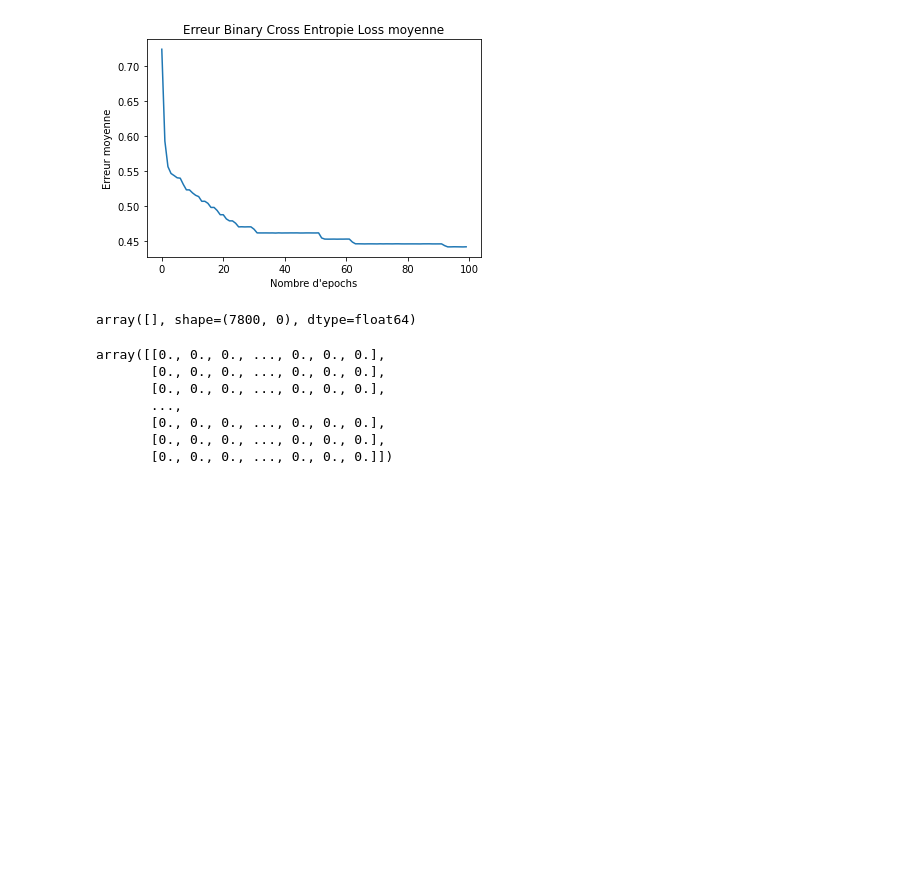
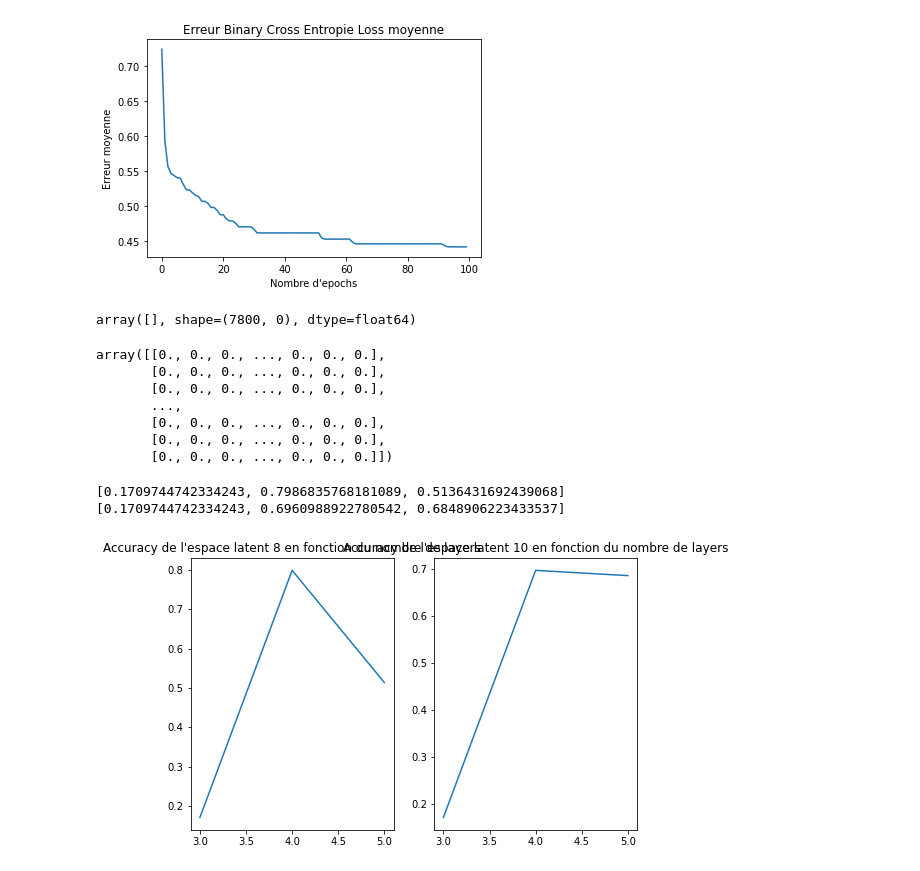
Before and after one commit to AmineYK/Neural-Network, a Jupyter notebook: experimentations-Copy3.ipynb, the cells around one changed output. Drawn from its saved outputs; the diff is of its cells as text; code cells hidden in the pictures; blank space fills up the shorter version.

Commit message:
adding images

```diff
--- a/experimentations-Copy3.ipynb
+++ b/experimentations-Copy3.ipynb
@@ -965,3 +965,26 @@ for i in range(10):
     image = letters_data_norm_noised_hat[letters_labels == caracteres[i]][sample].reshape((28,28))
     plt.imshow(image)
 plt.show()
+# %%
+
+resultat_fin = {'Espace latent 8': [0.1709744742334243,0.7986835768181089 , 0.5136431692439068], 'Espace latent 10': [0.1709744742334243, 0.6960988922780542, 0.6848906223433537]}
+dim_espace_latent = np.array([8,10])
+liste_layers = [3,4,5]
+
+
+plt.figure(figsize=(8,5))
+
+for i, output_dim in enumerate(dim_espace_latent) :
+
+    plt.subplot(1,dim_espace_latent.shape[0],i+1)
+
+    scores = resultat_fin['Espace latent '+str(output_dim)]
+    print(scores)
+    plt.title("Accuracy de l'espace latent "+str(output_dim)+" en fonction du nombre de layers")
+    plt.plot(liste_layers,scores)
+
+plt.show()
+# %% [output]
+[0.1709744742334243, 0.7986835768181089, 0.5136431692439068]
+[0.1709744742334243, 0.6960988922780542, 0.6848906223433537]
+[figure, added]
```
Also changed, not shown: 11 other files.
